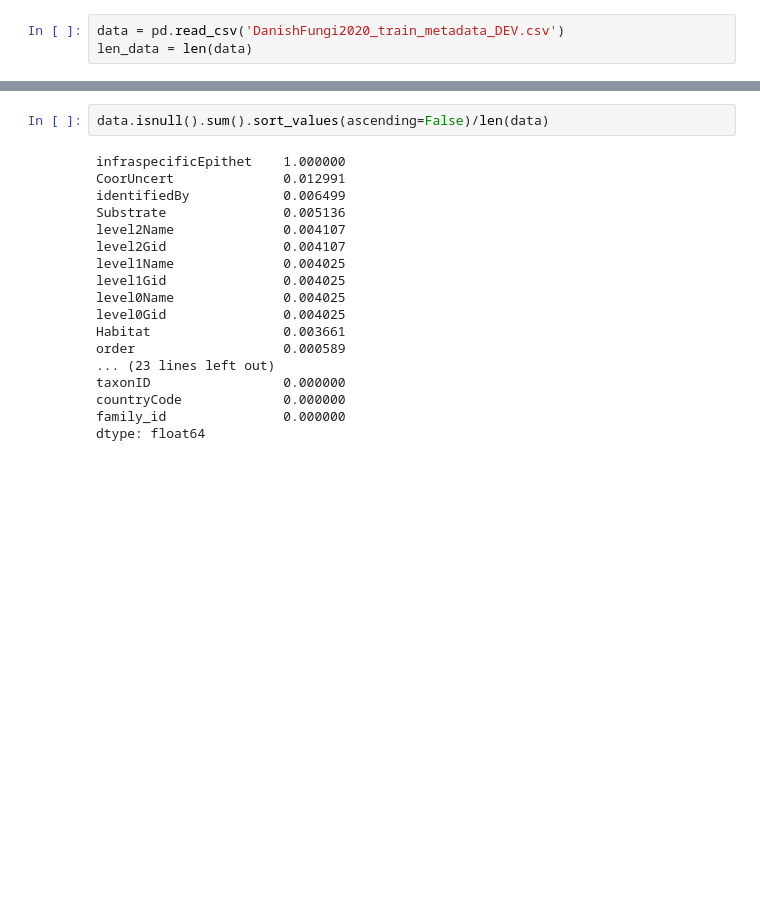
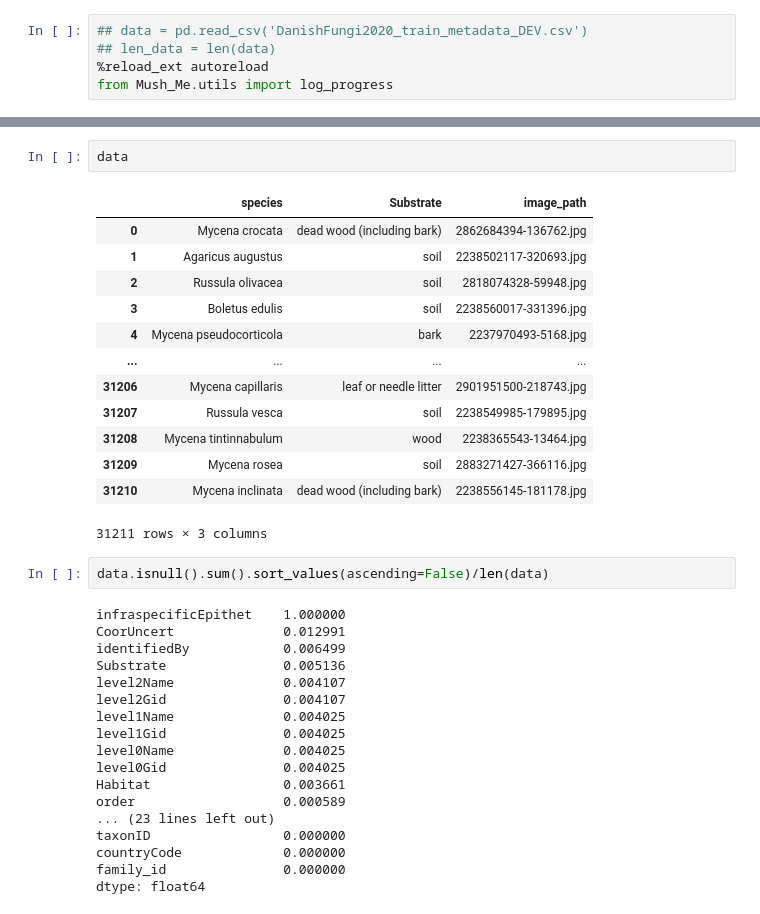
Before and after one commit to hadri96/Mush_Me, a Jupyter notebook: notebooks/Exploration/Exploration_set.ipynb, the cells around one changed output, grey strips where cells are left out. Saved outputs shown, nothing was run; the diff lists cells and outputs as text; blank space fills up the shorter version.

```diff
--- a/notebooks/Exploration/Exploration_set.ipynb
+++ b/notebooks/Exploration/Exploration_set.ipynb
@@ -7,3 +12,5 @@ import plotly.express as px
 # %%
-data = pd.read_csv('DanishFungi2020_train_metadata_DEV.csv')
-len_data = len(data)
+## data = pd.read_csv('DanishFungi2020_train_metadata_DEV.csv')
+## len_data = len(data)
+%reload_ext autoreload
+from Mush_Me.utils import log_progress
@@ -10,3 +45,19 @@ len_data = len(data)
+# %%
+data
+# %% [output]
+|  | species | Substrate | image_path |
+| 0 | Mycena crocata | dead wood (including bark) | 2862684394-136762.jpg |
+| 1 | Agaricus augustus | soil | 2238502117-320693.jpg |
+| 2 | Russula olivacea | soil | 2818074328-59948.jpg |
+| 3 | Boletus edulis | soil | 2238560017-331396.jpg |
+| 4 | Mycena pseudocorticola | bark | 2237970493-5168.jpg |
+| ... | ... | ... | ... |
+| 31206 | Mycena capillaris | leaf or needle litter | 2901951500-218743.jpg |
+| 31207 | Russula vesca | soil | 2238549985-179895.jpg |
+| 31208 | Mycena tintinnabulum | wood | 2238365543-13464.jpg |
+| 31209 | Mycena rosea | soil | 2883271427-366116.jpg |
+| 31210 | Mycena inclinata | dead wood (including bark) | 2238556145-181178.jpg |
+31211 rows × 3 columns
 # %%
 data.isnull().sum().sort_values(ascending=False)/len(data)
 # %% [output]
```
Also changed, not shown: parts of 5 cells of this notebook, 8 other files.
